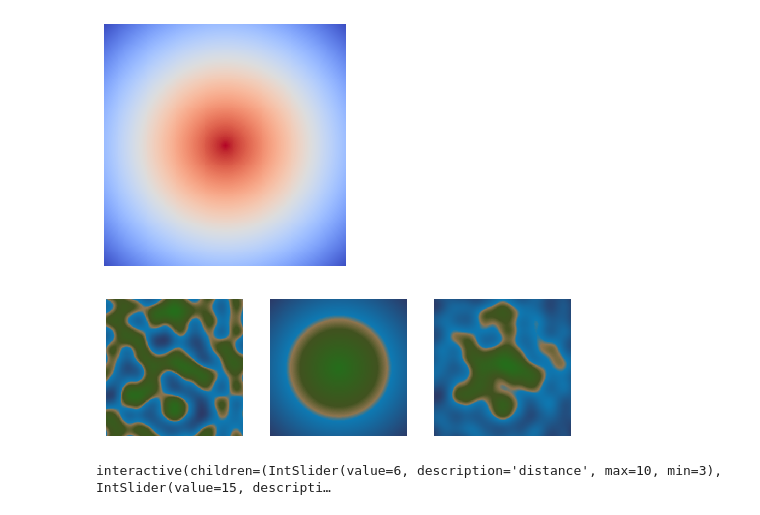
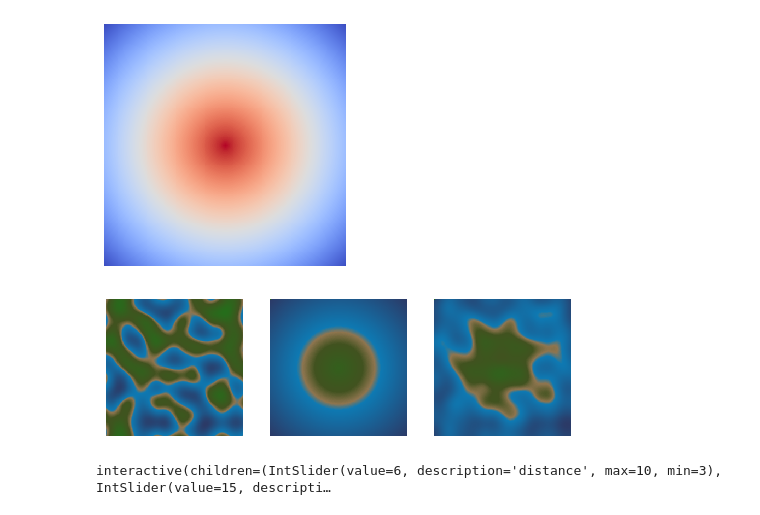
Before and after one commit to Lerqiu/AI4Games-project, a Jupyter notebook: drafts/mainland.ipynb, the cells around one changed output. Cells and saved outputs as stored; diff of their text form; code cells hidden in the pictures.

```diff
--- a/drafts/mainland.ipynb
+++ b/drafts/mainland.ipynb
@@ -15,10 +15,10 @@ Heatmap(heat(250, 20, 125, 125), cmap='coolwarm', scale = 0.8)
 [figure]
 # %%
 # Merge terrain matrices
-island = perlin(5, 50)
-cluster = heat(250, 20, 125, 125)
-Heatmap(island, cluster, cluster + island)
+island = smooth(5, 50)
+cluster = heat(250, 17.5, 125, 125, True)
+Heatmap(island, cluster, 5*cluster + island)
 # %% [output]
-[figure, old version]
+[figure, new version]
 # %%
 def mainland(distance, temperature, res = 50):
```
Also changed, not shown: parts of 2 cells of this notebook, 3 other files.
